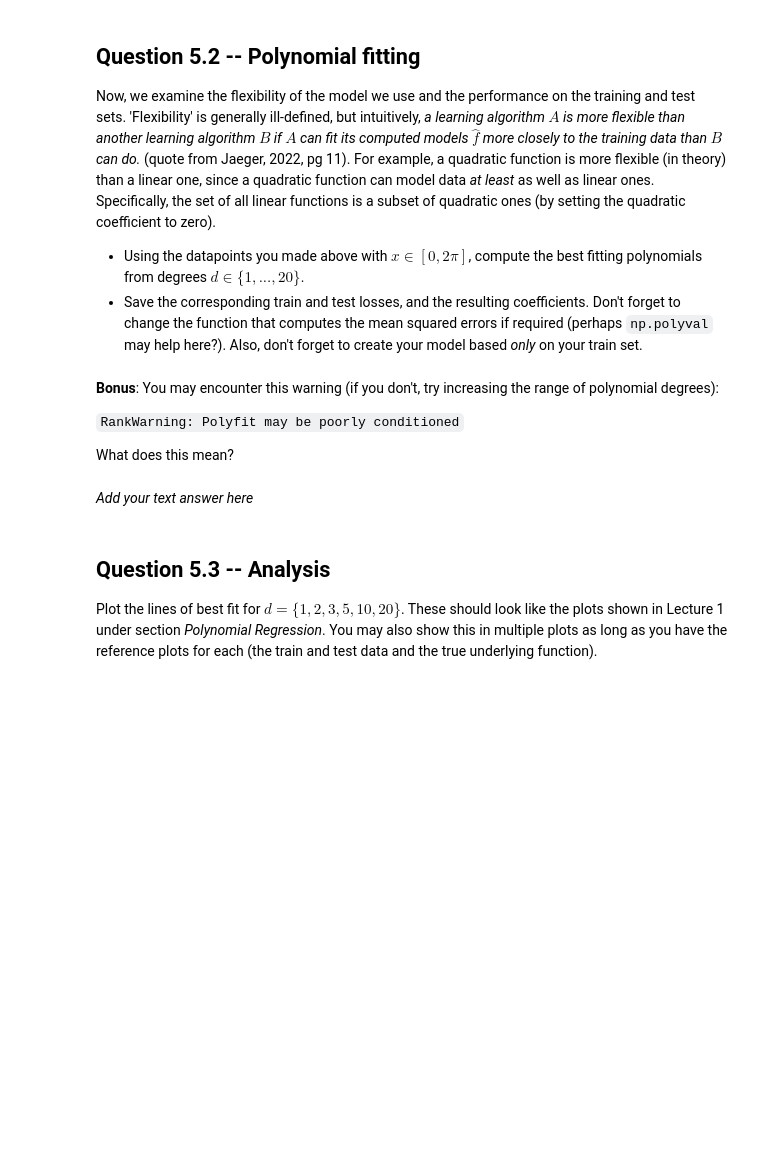
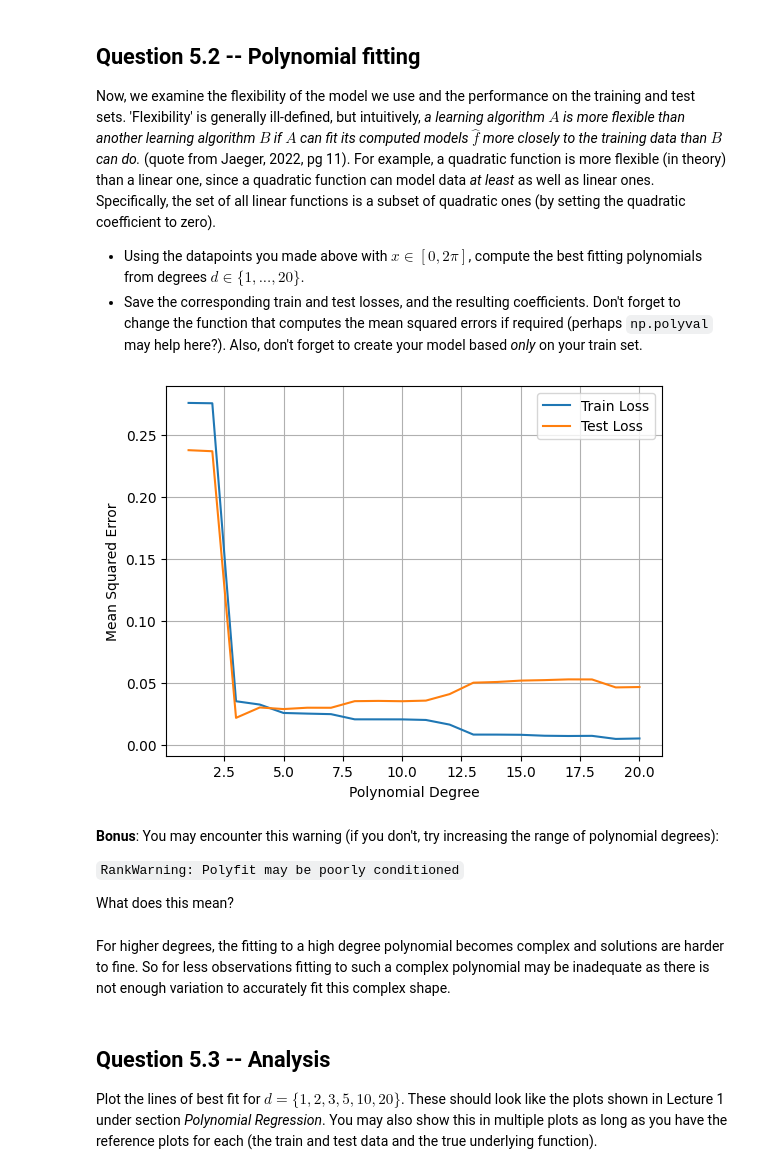
Before and after one commit to annadelpozo/MDL-Turing, a Jupyter notebook: TMDL_2024_25_Assignment_1,_Qs_only.ipynb, the cells around one changed output. Saved outputs shown, nothing was run; the diff lists cells and outputs as text; code cells hidden in the pictures; blank space fills up the shorter version.

```diff
--- a/TMDL_2024_25_Assignment_1,_Qs_only.ipynb
+++ b/TMDL_2024_25_Assignment_1,_Qs_only.ipynb
@@ -276,11 +280,43 @@ Now, we examine the flexibility of the model we use and the performance on the t
+# %%
+train_losses = []
+test_losses = []
+coefficients = []
+
+def compute_mse_new(y_true, y_pred):
+    N = len(y_true)
+    mse = np.sum((y_true - y_pred)**2)/N
+    return mse
+
+for i in range(1,21):
+  coeffs = np.polyfit(x_new,y_train,i)
+
+  y_train_pred = np.polyval(coeffs, x_new)
+  y_test_pred = np.polyval(coeffs, x_new)
+
+  train_loss = compute_mse_new(y_train, y_train_pred)
+  test_loss = compute_mse_new(y_test, y_test_pred)
+
+  coefficients.append(coeffs)
+  train_losses.append(train_loss)
+  test_losses.append(test_loss)
+
+plt.plot(range(1, 21), train_losses, label='Train Loss')
+plt.plot(range(1, 21), test_losses, label='Test Loss')
+plt.xlabel('Polynomial Degree')
+plt.ylabel('Mean Squared Error')
+plt.grid()
+plt.legend()
+plt.show()
+# %% [output]
+[figure, added]
 # %% [markdown]
 **Bonus**: You may encounter this warning (if you don't, try increasing the range of polynomial degrees):
 
 `RankWarning: Polyfit may be poorly conditioned`
 
 What does this mean?
-# %% [markdown]
-*Add your text answer here*
+# %% [markdown]
+For higher degrees, the fitting to a high degree polynomial becomes complex and solutions are harder to fine. So for less observations fitting to such a complex polynomial may be inadequate as there is not enough variation to accurately fit this complex shape.
 # %% [markdown]
 ## Question 5.3 -- Analysis
 Plot the lines of best fit for $d=\{1,2,3,5,10,20\}$. These should look like the plots shown in Lecture 1 under section *Polynomial Regression*. You may also show this in multiple plots as long as you have the reference plots for each (the train and test data and the true underlying function).
```
Also changed, not shown: parts of 14 cells of this notebook.
